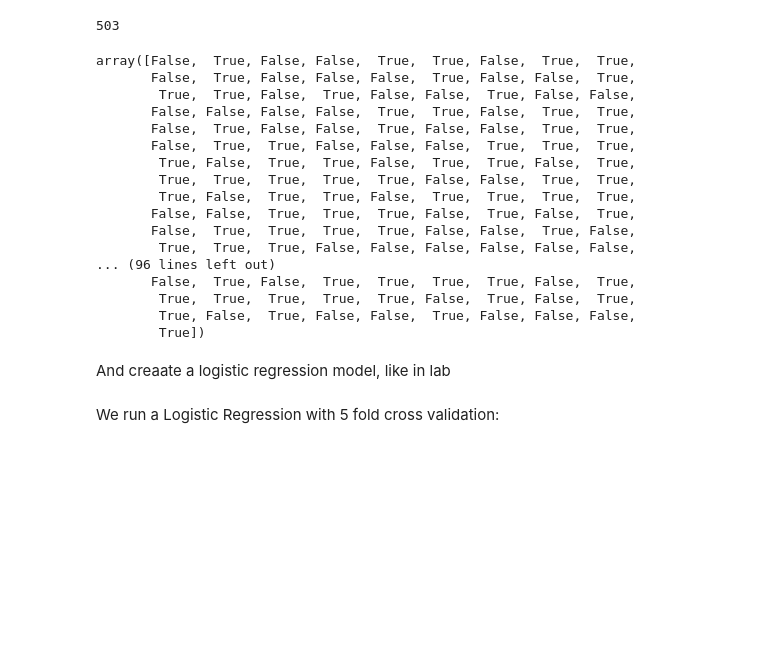
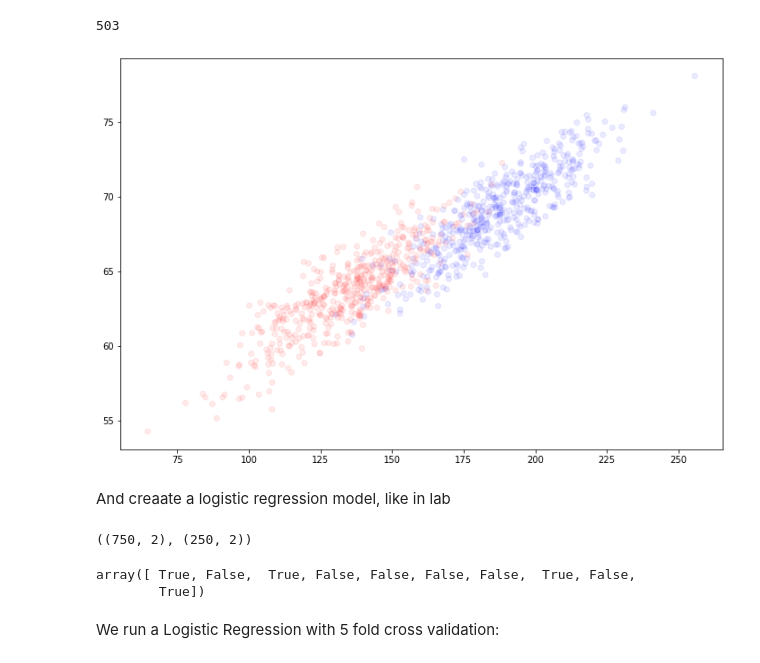
Before and after one commit to abarpan3/Homework, a Jupyter notebook: distribute_classification.ipynb, the cells around one changed output. Cells and saved outputs as stored; diff of their text form; code cells hidden in the pictures; blank space fills up the shorter version.

```diff
--- a/distribute_classification.ipynb
+++ b/distribute_classification.ipynb
@@ -116,32 +112,26 @@ dflog=df.sample(1000, replace=False, random_state=1973)
 np.sum(dflog.Gender=="Male")
 # %% [output]
 503
-# %%
- (dflog.Gender=="Male").values
-# %% [output]
-array([False,  True, False, False,  True,  True, False,  True,  True,
-       False,  True, False, False, False,  True, False, False,  True,
-        True,  True, False,  True, False, False,  True, False, False,
-       False, False, False, False,  True,  True, False,  True,  True,
-       False,  True, False, False,  True, False, False,  True,  True,
-       False,  True,  True, False, False, False,  True,  True,  True,
-        True, False,  True,  True, False,  True,  True, False,  True,
-        True,  True,  True,  True,  True, False, False,  True,  True,
-        True, False,  True,  True, False,  True,  True,  True,  True,
-       False, False,  True,  True,  True, False,  True, False,  True,
-       False,  True,  True,  True,  True, False, False,  True, False,
-        True,  True,  True, False, False, False, False, False, False,
-... (96 lines left out)
-       False,  True, False,  True,  True,  True,  True, False,  True,
-        True,  True,  True,  True,  True, False,  True, False,  True,
-        True, False,  True, False, False,  True, False, False, False,
-        True])
+# %%
+plt.figure(figsize=(12,8))
+plt.scatter(dflog.Weight, dflog.Height, c=[cm_bright.colors[i] for i in dflog.Gender=="Male"], alpha=0.08);
+# %% [output]
+[figure, added]
 # %% [markdown]
 And creaate a logistic regression model, like in lab
 # %%
 from sklearn.metrics import accuracy_score
 from sklearn.model_selection import train_test_split
 Xlr, Xtestlr, ylr, ytestlr = train_test_split(dflog[['Height','Weight']].values, (dflog.Gender=="Male").values)
+# %%
+Xlr.shape , Xtestlr.shape
+# %% [output]
+((750, 2), (250, 2))
+# %%
+ylr[:10]
+# %% [output]
+array([ True, False,  True, False, False, False, False,  True, False,
+        True])
 # %% [markdown]
 We run a Logistic Regression with 5 fold cross validation:
 # %%
```
Also changed, not shown: parts of 14 cells of this notebook.
